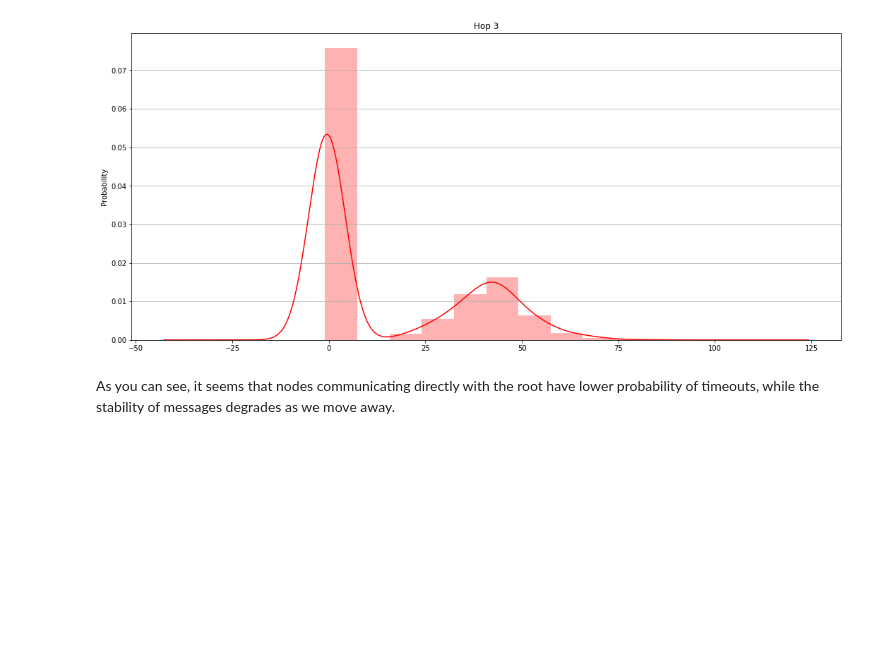
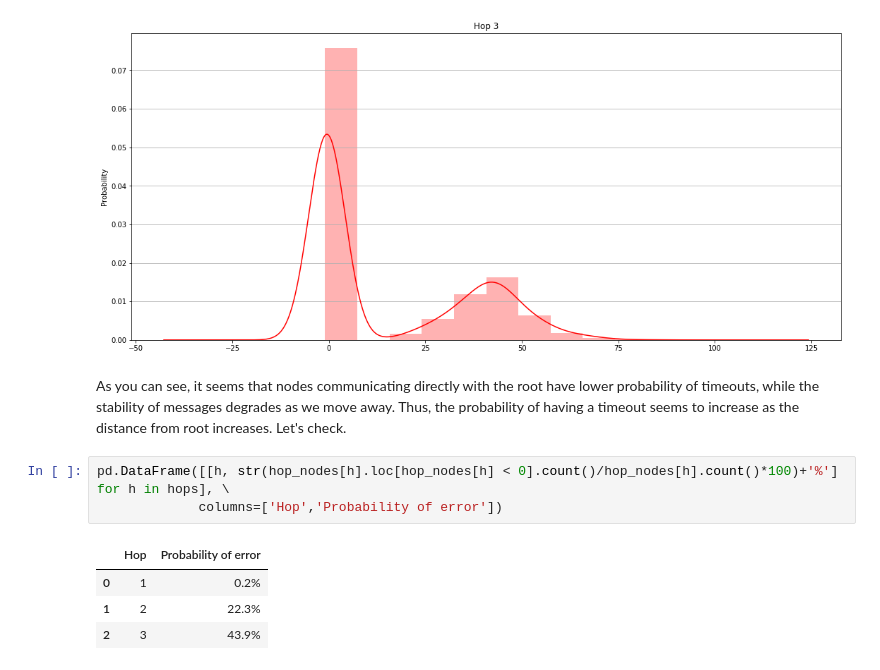
Before and after one commit to lucamaiano/data-driven-intrusion-detection, a Jupyter notebook: ExploratoryAnalysis.ipynb, the cells around one changed output. Drawn from its saved outputs; the diff is of its cells as text; blank space fills up the shorter version.

```diff
--- a/ExploratoryAnalysis.ipynb
+++ b/ExploratoryAnalysis.ipynb
@@ -180,4 +180,12 @@ for hop in hop_nodes:
 [figure]
 [figure]
 # %% [markdown]
-As you can see, it seems that nodes communicating directly with the root have lower probability of timeouts, while the stability of messages degrades as we move away.
+As you can see, it seems that nodes communicating directly with the root have lower probability of timeouts, while the stability of messages degrades as we move away. Thus, the probability of having a timeout seems to increase as the distance from root increases. Let's check.
+# %%
+pd.DataFrame([[h, str(hop_nodes[h].loc[hop_nodes[h] < 0].count()/hop_nodes[h].count()*100)+'%'] for h in hops], \
+             columns=['Hop','Probability of error'])
+# %% [output]
+|  | Hop | Probability of error |
+| 0 | 1 | 0.2% |
+| 1 | 2 | 22.3% |
+| 2 | 3 | 43.9% |
```
